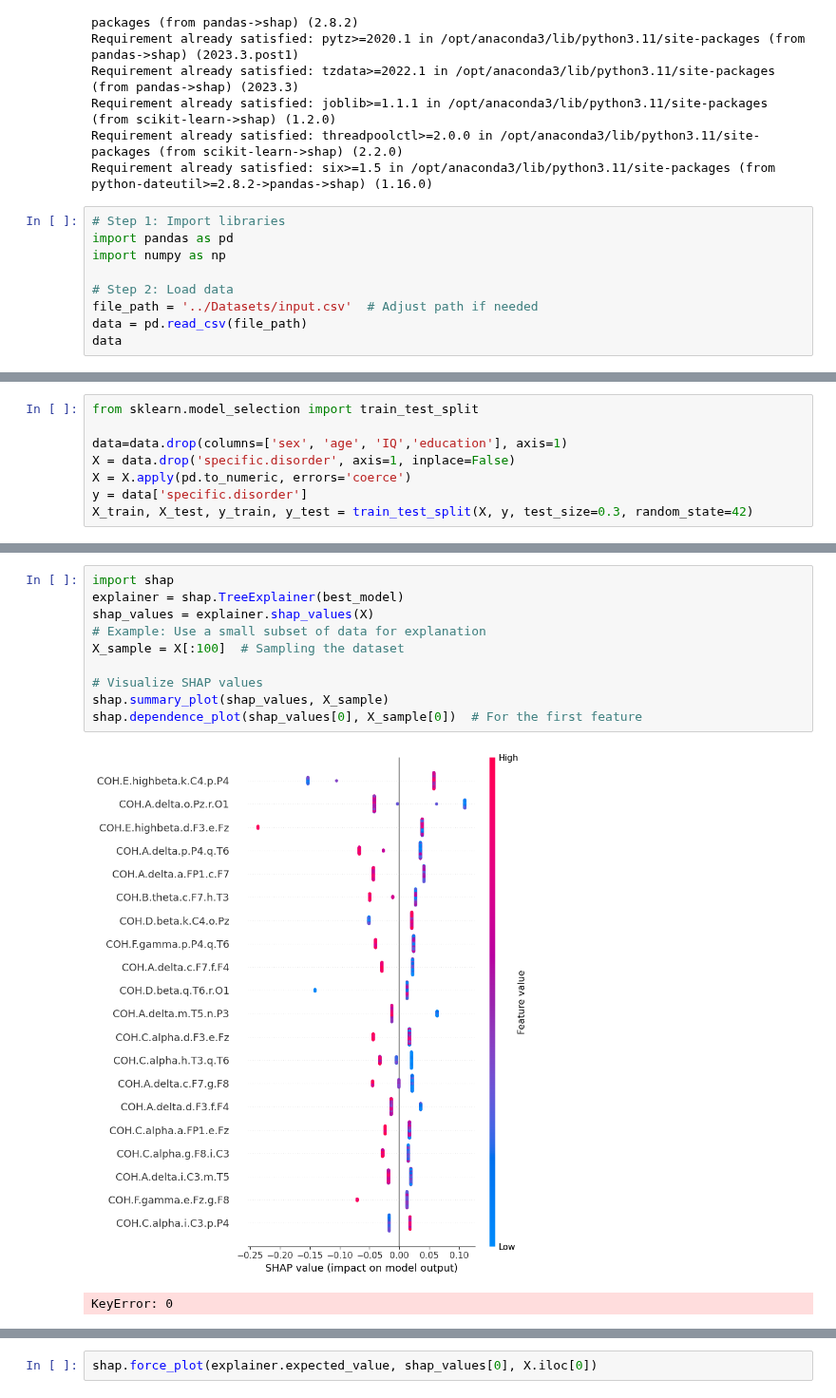
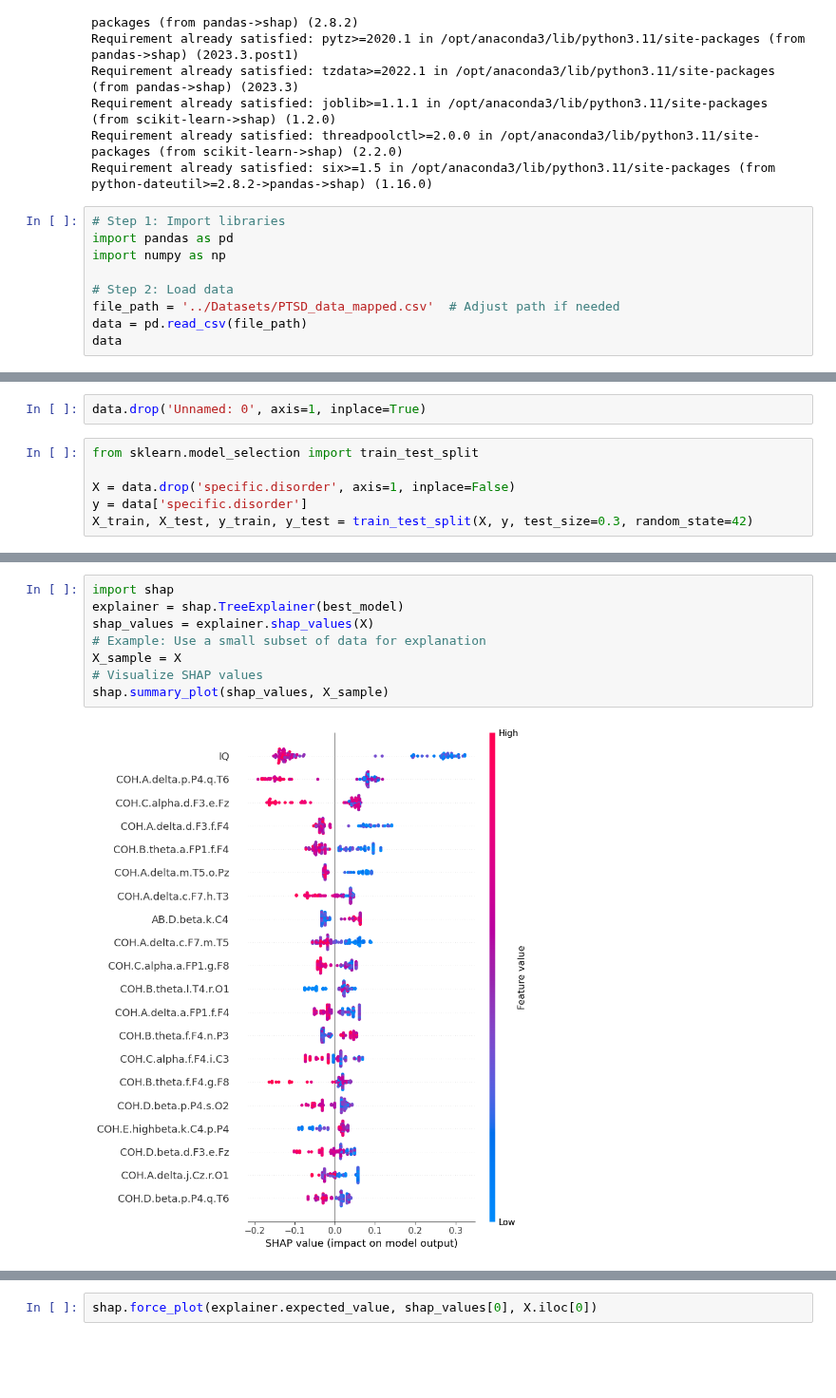
Before and after one commit to twix402/NeuroML, a Jupyter notebook: Codes/shap.ipynb, the cells around one changed output, grey strips where cells are left out. Shown at 95% size. Saved outputs shown, nothing was run; the diff lists cells and outputs as text; blank space fills up the shorter version.

```diff
--- a/Codes/shap.ipynb
+++ b/Codes/shap.ipynb
@@ -24,7 +24,7 @@ import pandas as pd
 import numpy as np
 
 # Step 2: Load data
-file_path = '../Datasets/input.csv'  # Adjust path if needed
+file_path = '../Datasets/PTSD_data_mapped.csv'  # Adjust path if needed
 data = pd.read_csv(file_path)
 data
 # %% [output]
@@ -44,9 +44,9 @@ data
+# %%
+data.drop('Unnamed: 0', axis=1, inplace=True)
 # %%
 from sklearn.model_selection import train_test_split
 
-data=data.drop(columns=['sex', 'age', 'IQ','education'], axis=1)
 X = data.drop('specific.disorder', axis=1, inplace=False)
-X = X.apply(pd.to_numeric, errors='coerce')
 y = data['specific.disorder']
 X_train, X_test, y_train, y_test = train_test_split(X, y, test_size=0.3, random_state=42)
 # %%
@@ -130,16 +131,13 @@ weighted avg       0.75      0.75      0.75        32
 # %%
 import shap
 explainer = shap.TreeExplainer(best_model)
 shap_values = explainer.shap_values(X)
 # Example: Use a small subset of data for explanation
-X_sample = X[:100]  # Sampling the dataset
-
+X_sample = X
 # Visualize SHAP values
 shap.summary_plot(shap_values, X_sample)
-shap.dependence_plot(shap_values[0], X_sample[0])  # For the first feature
 # %% [output]
-[figure, old version]
+[figure, new version]
-KeyError: 0
 # %%
 print(type(shap_values))
 print(len(shap_values))
```
Also changed, not shown: parts of 8 cells of this notebook, 39 other files.
